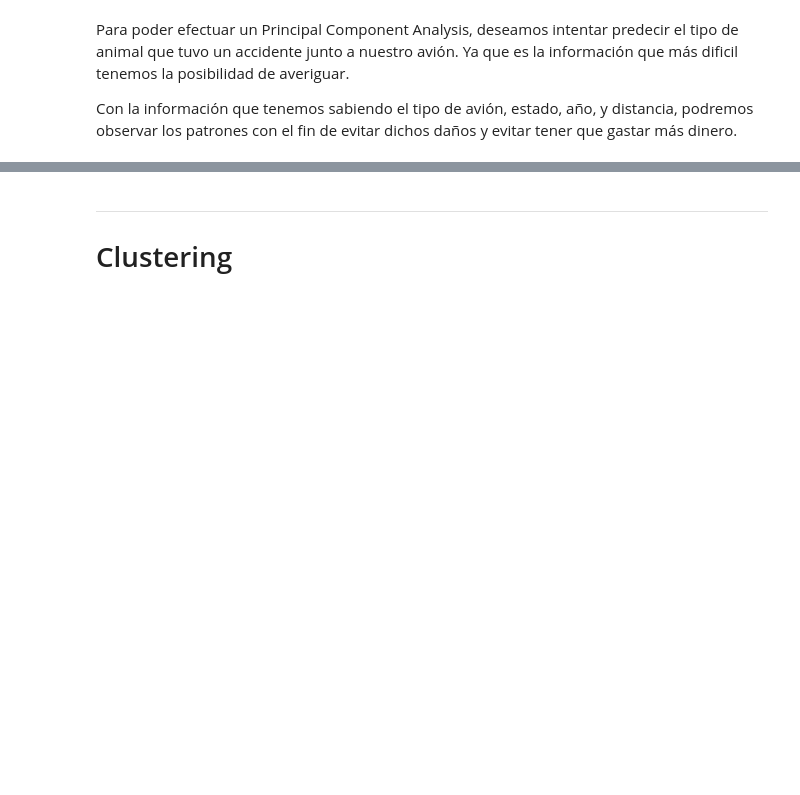
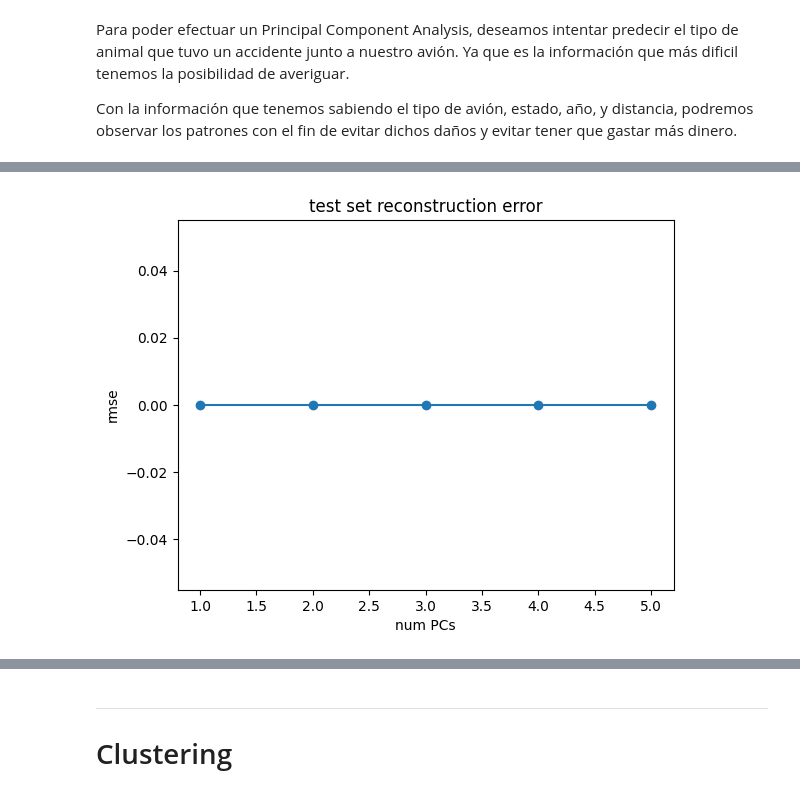
Before and after one commit to LuisBuenoA/Wildlife-Strike-Analysis, a Jupyter notebook: Practica1.ipynb, the cells around one changed output, grey strips where cells are left out. Drawn from its saved outputs; the diff is of its cells as text; code cells hidden in the pictures; blank space fills up the shorter version.

```diff
--- a/Practica1.ipynb
+++ b/Practica1.ipynb
@@ -379,0 +461,11 @@ X.shape, y.shape
+# %%
+fig, ax = plt.subplots()
+xs = Ks
+ys = RMSE_test
+plt.title("test set reconstruction error")
+plt.xlabel("num PCs")
+plt.ylabel("rmse")
+ax.plot(xs, ys, marker="o")
+plt.show()
+# %% [output]
+[figure, added]
```
Also changed, not shown: parts of 22 cells of this notebook, 1 other file.
